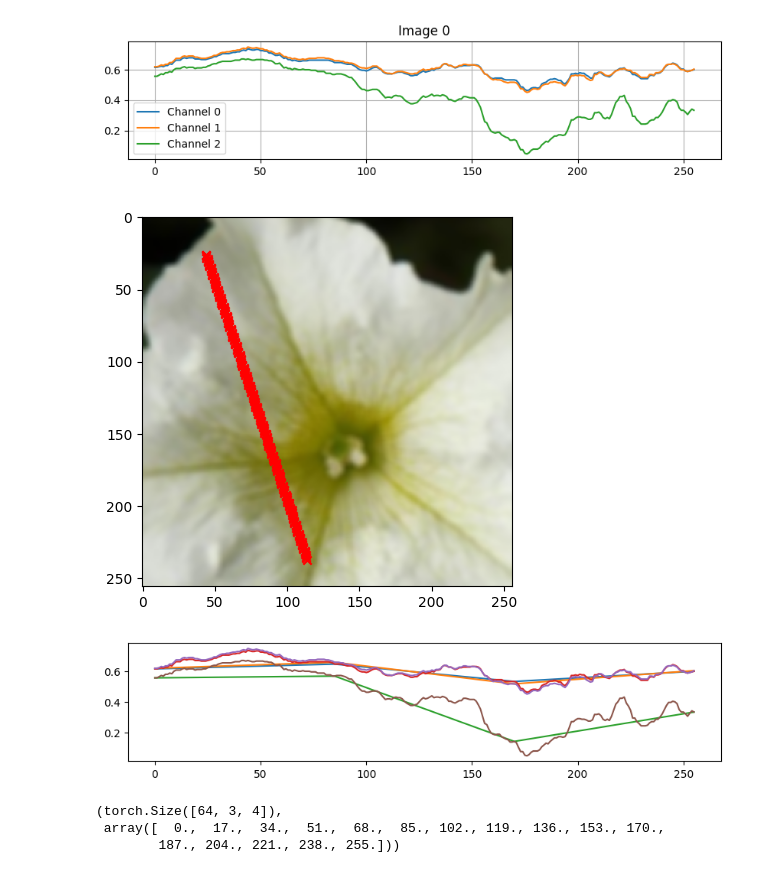
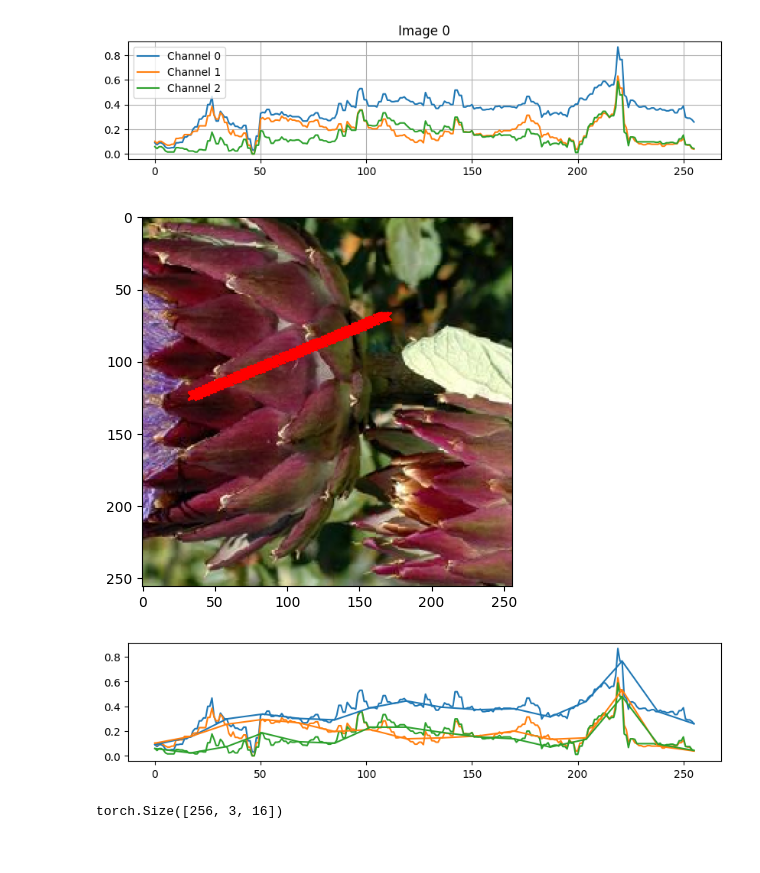
Before and after one commit to bv7dev/vae-lab, a Jupyter notebook: learner2.ipynb, the cells around one changed output. Drawn from its saved outputs; the diff is of its cells as text; code cells hidden in the pictures.

```diff
--- a/learner2.ipynb
+++ b/learner2.ipynb
@@ -12,6 +12,8 @@ from torchvision import datasets, transforms
 from torchvision.utils import make_grid, save_image
 
 from IPython.display import clear_output
+
+BATCH_SIZE = 256
 
 format = transforms.Compose([
     transforms.RandomHorizontalFlip(),
@@ -28,58 +30,54 @@ format = transforms.Compose([
 
     transforms.ToTensor(),
 ])
+
 ds = datasets.Flowers102(root='../pytorch-datasets/', split='train', transform=format, download=True)
-dl = torch.utils.data.DataLoader(ds, batch_size=64, shuffle=True)
+dl = torch.utils.data.DataLoader(ds, batch_size=BATCH_SIZE, shuffle=True)
 # %%
 def random_1d_slice(batch, num_samples):
+    lines, points = [], []
     b, c, h, w = batch.shape
-    lines = []
-    points = []
-
     for img in batch:
         x1, y1 = np.random.randint(0, w), np.random.randint(0, h)
         x2, y2 = np.random.randint(0, w), np.random.randint(0, h)
         x = torch.linspace(x1, x2, num_samples, dtype=torch.int)
         y = torch.linspace(y1, y2, num_samples, dtype=torch.int)
-
-        img_lines = []
+        random_slices = []
         for channel in img:
-            img_lines.append(channel[y, x])
-
+            random_slices.append(channel[y, x])
         points.append(torch.stack([x, y]))
-        lines.append(torch.stack(img_lines))
-
+        lines.append(torch.stack(random_slices))
     return torch.stack(lines), torch.stack(points)
 # %%
 NUM_SAMPLES = 256
 batch, labels = next(iter(dl))
-random_lines, points = random_1d_slice(batch, NUM_SAMPLES)
+data, points = random_1d_slice(batch, NUM_SAMPLES)
 
 # Plot the lines
-for i, img_lines in enumerate(random_lines):
+for i, random_slices in enumerate(data):
     plt.figure(figsize=(10, 2))
-    for j, line in enumerate(img_lines):
+    for j, line in enumerate(random_slices):
         plt.plot(line.numpy(), label=f'Channel {j}')
     plt.grid(True)
     plt.title(f'Image {i}')
     plt.legend()
     plt.show()
     plt.imshow(batch[i].permute(1, 2, 0))
     plt.scatter(points[i][0], points[i][1], c='red', marker='x')
     plt.show()
     break
 # %% [output]
-[figure, old version]
+[figure, new version]
-[figure, old version]
+[figure, new version]
 # %%
-key = F.interpolate(random_lines, scale_factor=1/64, mode='linear', align_corners=True)
+KEY_SIZE = 16
+key = F.interpolate(data, size=KEY_SIZE, mode='linear', align_corners=True)
 plt.figure(figsize=(10, 2))
-plt.plot(np.linspace(0, NUM_SAMPLES-1, 256//64), key[0,:,:].permute(1, 0).numpy())
-plt.plot(random_lines[0,:,:].permute(1, 0).numpy())
+plt.plot(data[0,:,:].permute(1, 0).numpy())
+plt.gca().set_prop_cycle(None)
+plt.plot(np.linspace(0, NUM_SAMPLES-1, KEY_SIZE), key[0,:,:].permute(1, 0).numpy())
 plt.show()
-key.shape, np.linspace(0, NUM_SAMPLES-1, 16)
+key.shape
 # %% [output]
-[figure, old version]
+[figure, new version]
-(torch.Size([64, 3, 4]),
- array([  0.,  17.,  34.,  51.,  68.,  85., 102., 119., 136., 153., 170.,
-        187., 204., 221., 238., 255.]))
+torch.Size([256, 3, 16])
```
Also changed, not shown: parts of 9 cells of this notebook.
